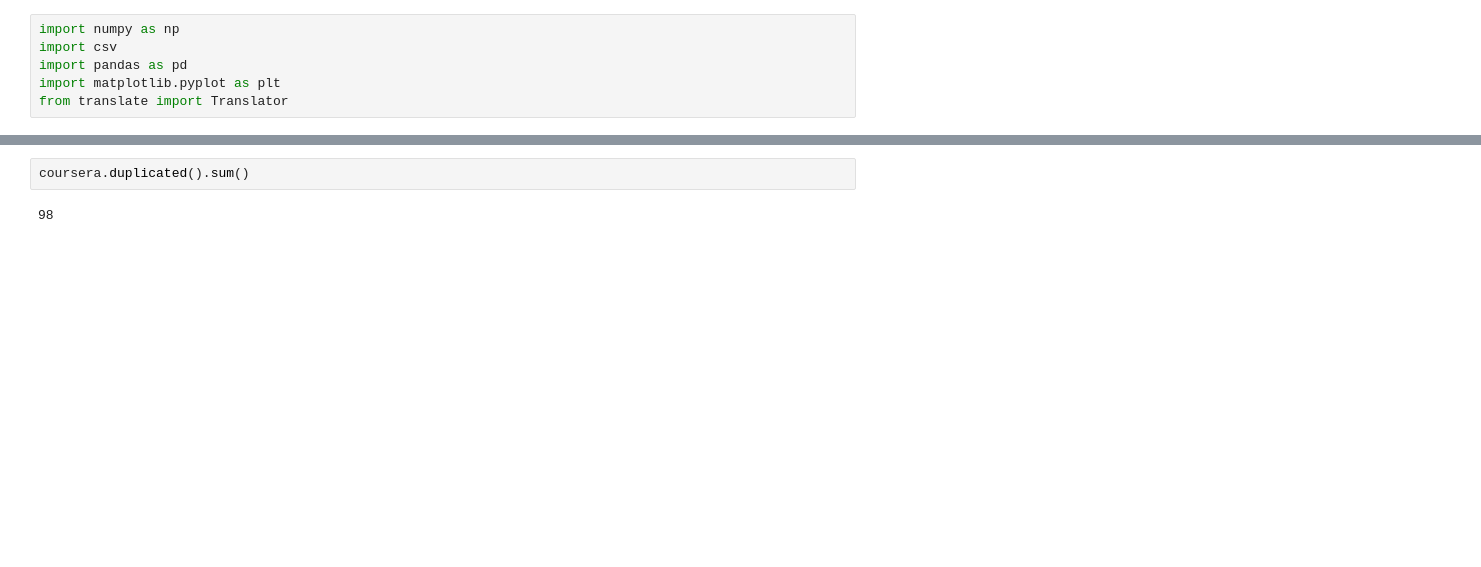
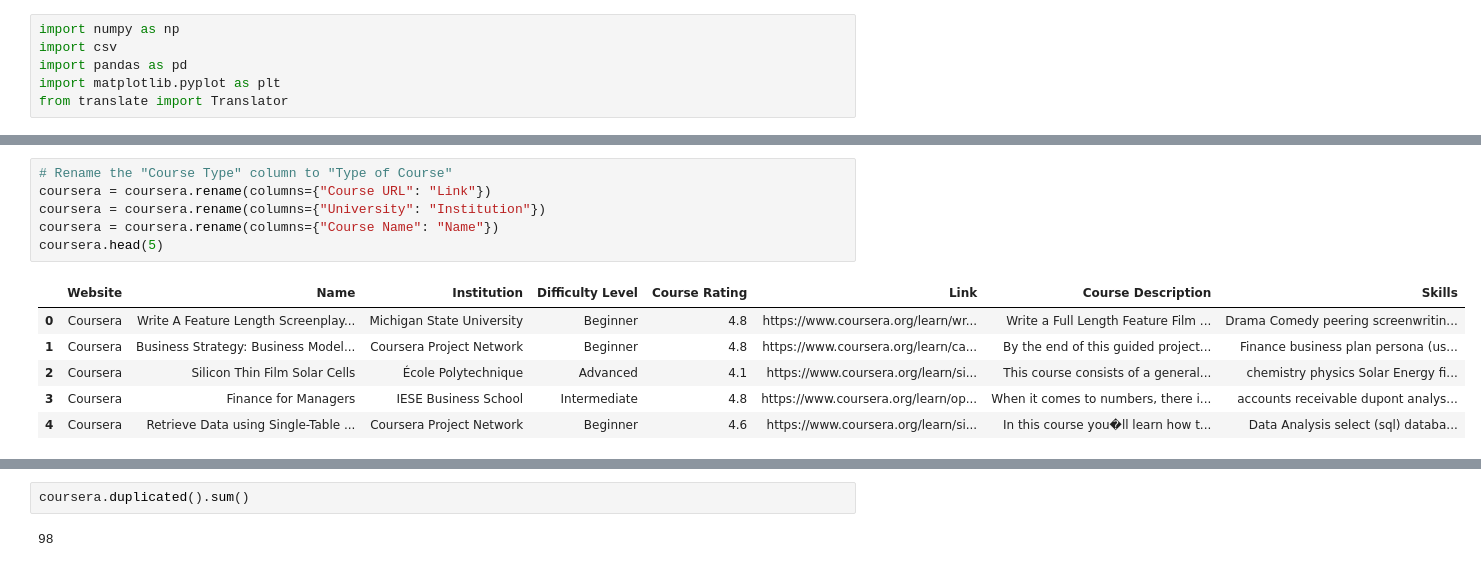
Before and after one commit to DafinaZaka/RS-Online-Learning-Platform, a Jupyter notebook: recommender.ipynb, the cells around one changed output, grey strips where cells are left out. Saved outputs shown, nothing was run; the diff lists cells and outputs as text; blank space fills up the shorter version.

```diff
--- a/recommender.ipynb
+++ b/recommender.ipynb
@@ -22,3 +27,16 @@ coursera.head(5)
+# %%
+# Rename the "Course Type" column to "Type of Course"
+coursera = coursera.rename(columns={"Course URL": "Link"})
+coursera = coursera.rename(columns={"University": "Institution"})
+coursera = coursera.rename(columns={"Course Name": "Name"})
+coursera.head(5)
+# %% [output]
+|  | Website | Name | Institution | Difficulty Level | Course Rating | Link | Course Description | Skills |
+| 0 | Coursera | Write A Feature Length Screenplay... | Michigan State University | Beginner | 4.8 | https://www.coursera.org/learn/wr... | Write a Full Length Feature Film ... | Drama Comedy peering screenwritin... |
+| 1 | Coursera | Business Strategy: Business Model... | Coursera Project Network | Beginner | 4.8 | https://www.coursera.org/learn/ca... | By the end of this guided project... | Finance business plan persona (us... |
+| 2 | Coursera | Silicon Thin Film Solar Cells | École Polytechnique | Advanced | 4.1 | https://www.coursera.org/learn/si... | This course consists of a general... | chemistry physics Solar Energy fi... |
+| 3 | Coursera | Finance for Managers | IESE Business School | Intermediate | 4.8 | https://www.coursera.org/learn/op... | When it comes to numbers, there i... | accounts receivable dupont analys... |
+| 4 | Coursera | Retrieve Data using Single-Table ... | Coursera Project Network | Beginner | 4.6 | https://www.coursera.org/learn/si... | In this course you�ll learn how t... | Data Analysis select (sql) databa... |
 # %%
 coursera.shape
 # %% [output]
```
Also changed, not shown: parts of 9 cells of this notebook.
